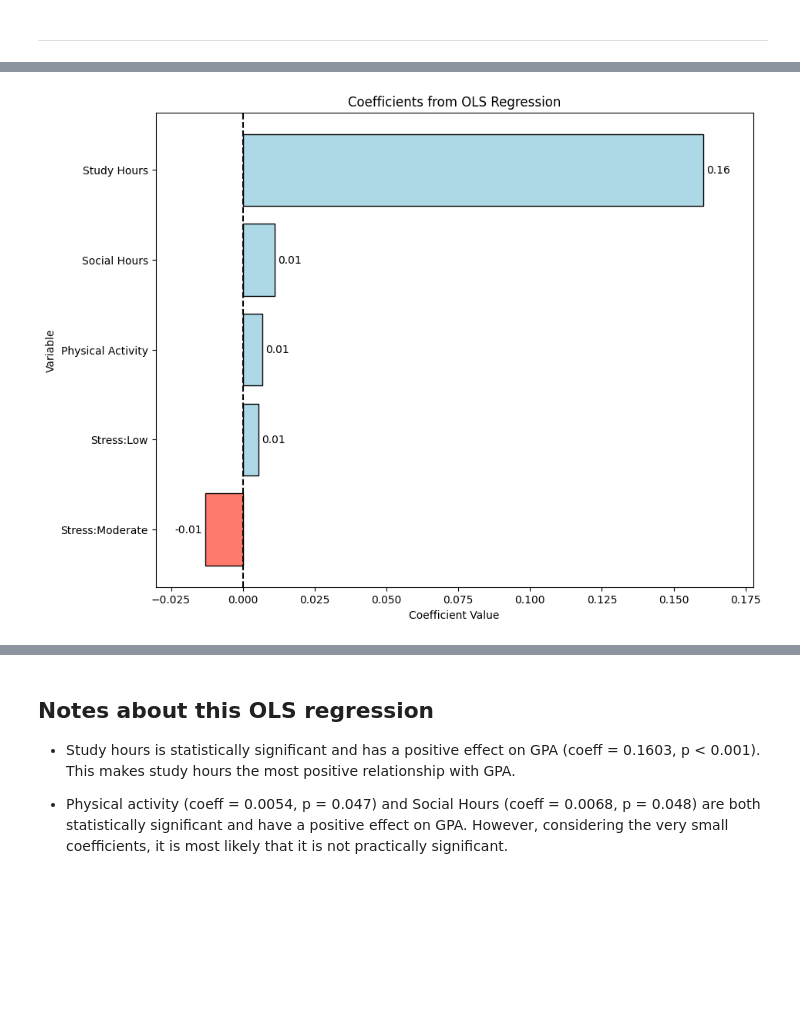
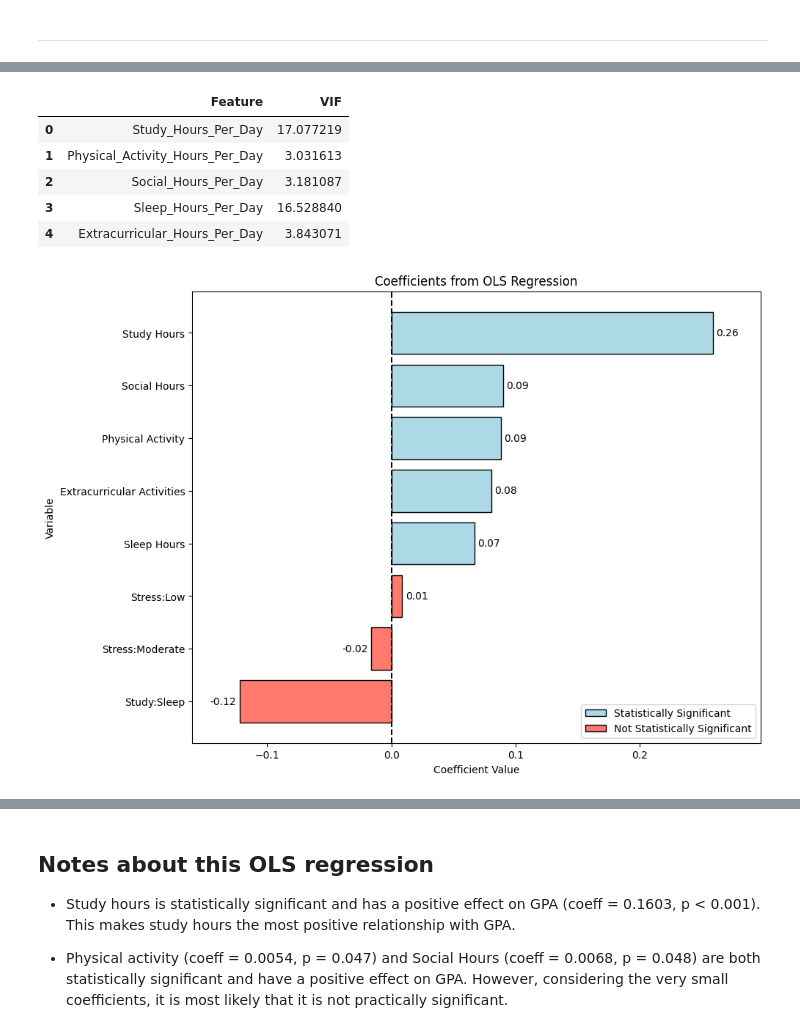
Before and after one commit to AndyFum/Data-Visualization-Final, a Jupyter notebook: final/final.ipynb, the cells around one changed output, grey strips where cells are left out. Drawn from its saved outputs; the diff is of its cells as text; code cells hidden in the pictures; blank space fills up the shorter version.

Commit message:
stitching together plots for the final report, also there are some old changes that i forgot to commit here

```diff
--- a/final/final.ipynb
+++ b/final/final.ipynb
@@ -36,8 +37,10 @@ GPA                                0
 Stress_Level                       0
 dtype: int64
 # %%
+df['Study:Sleep'] = df['Study_Hours_Per_Day'] / df['Sleep_Hours_Per_Day']
+
 #histograms for all the columns
-columns_list = 'Study_Hours_Per_Day', 'Extracurricular_Hours_Per_Day','Sleep_Hours_Per_Day', 'Social_Hours_Per_Day','Physical_Activity_Hours_Per_Day', 'GPA'
+columns_list = 'Study_Hours_Per_Day', 'Extracurricular_Hours_Per_Day','Sleep_Hours_Per_Day', 'Social_Hours_Per_Day','Physical_Activity_Hours_Per_Day', 'GPA','Study:Sleep'
 fig, ax = plt.subplots(2, 4, figsize=(20, 10))
 ax = ax.flatten()
 for i, col in enumerate(columns_list):
@@ -48,12 +51,12 @@ for i, col in enumerate(columns_list):
 # stress level xticks were not in order so i manually did it outside the for loop
 remap = {'Low': 1, 'Moderate': 2, 'High': 3}
 temp = df['Stress_Level'].map(remap)
-sns.histplot(temp, bins = 3, edgecolor = 'black', ax = ax[6], kde = True)
-ax[6].set_xticks([1,2,3])
-ax[6].set_xticklabels(['Low', 'Moderate', 'High'])
-ax[6].set_title("Stress_Level")
+sns.histplot(temp, bins = 3, edgecolor = 'black', ax = ax[7], kde = True)
+ax[7].set_xticks([1,2,3])
+ax[7].set_xticklabels(['Low', 'Moderate', 'High'])
+ax[7].set_title("Stress_Level")
 
-fig.delaxes(ax[-1]) #deleting the spare subplot
+# fig.delaxes(ax[-1]) #deleting the spare subplot
 
 
 plt.show()
@@ -389,7 +407,11 @@ This indicates that the correlation coefficient for Study:Sleep was highly infla
 X = pd.get_dummies(df[['Study_Hours_Per_Day',
          'Physical_Activity_Hours_Per_Day',
          'Social_Hours_Per_Day',
-         'Stress_Level']],
+         'Sleep_Hours_Per_Day',
+        'Extracurricular_Hours_Per_Day',
+        'Study:Sleep',
+         'Stress_Level'
+         ]],
            drop_first=True)
 X = X.astype(float)
 y = df['GPA']
@@ -435,22 +460,71 @@ print(vif_data)
+# %%
+X = pd.get_dummies(df[[
+        'Study_Hours_Per_Day',
+         'Physical_Activity_Hours_Per_Day',
+         'Social_Hours_Per_Day',
+         'Sleep_Hours_Per_Day',
+        'Extracurricular_Hours_Per_Day',
+        # 'Study:Sleep',
+         'Stress_Level'
+         ]],
+           drop_first=True)
+
+X_numeric = X.select_dtypes(include=['number'])
+# X_numeric.drop('Student_ID', axis=1, inplace=True)  # drop the non-numeric column if it exists
+
+from statsmodels.stats.outliers_influence import variance_inflation_factor
+import pandas as pd
+
+vif_data = pd.DataFrame()
+vif_data["Feature"] = X_numeric.columns
+vif_data["VIF"] = [
+    variance_inflation_factor(X_numeric.values, i)
+    for i in range(X_numeric.shape[1])
+]
+vif_data
+# %% [output]
+|  | Feature | VIF |
+| 0 | Study_Hours_Per_Day | 17.077219 |
+| 1 | Physical_Activity_Hours_Per_Day | 3.031613 |
+| 2 | Social_Hours_Per_Day | 3.181087 |
+| 3 | Sleep_Hours_Per_Day | 16.528840 |
+| 4 | Extracurricular_Hours_Per_Day | 3.843071 |
 # %%
 coeffs = pd.DataFrame(model.params.drop('const'), columns=['Coefficient'])
 coeffs
+
+coeffs["P-values"] = model.pvalues.drop('const')
 
 coeffs.sort_values(by='Coefficient', inplace=True, ascending=True)
 fig, ax = plt.subplots(figsize=(10, 8))
 
 # the salmon hexcode is from the documentation of this barh color (salmon)
-bar_color = ["#FF796C" if i < 0 else "lightblue" for i in coeffs.values]
+bar_color = ["#FF796C" if i > 0.05 else "lightblue" for i in coeffs['P-values']]
+
+legend_elements = [
+    Patch(facecolor='lightblue', edgecolor='black', label='Statistically Significant'),
+    Patch(facecolor='#FF796C', edgecolor='black', label='Not Statistically Significant')
+]
 
 bars = ax.barh(coeffs.index, coeffs['Coefficient'], color = bar_color, edgecolor='black')
 ax.bar_label(bars, labels = coeffs['Coefficient'].round(2).astype(str), padding = 3)
-ax.axvline(0, color='black', linestyle='--')
 ax.set_xlabel('Coefficient Value')
 ax.set_yticks(range(len(coeffs.index)))
-ax.set_yticklabels(['Stress:Moderate', 'Stress:Low',  'Physical Activity','Social Hours', 'Study Hours'])
+ax.set_yticklabels(
+    ['Study:Sleep',
+     'Stress:Moderate',
+     'Stress:Low',
+     'Sleep Hours',
+     'Extracurricular Activities',
+     'Physical Activity',
+     'Social Hours',
+       'Study Hours']
+       )
 ax.set_ylabel("Variable")
 ax.set_title('Coefficients from OLS Regression')
+ax.legend(handles=legend_elements, loc= 'lower right')
+ax.axvline(0, color='black', linestyle='--')
 ax.margins(x = 0.1)
 plt.show()
 # %% [output]
-[figure, old version]
+[figure, new version]
```
Also changed, not shown: parts of 19 cells of this notebook.
